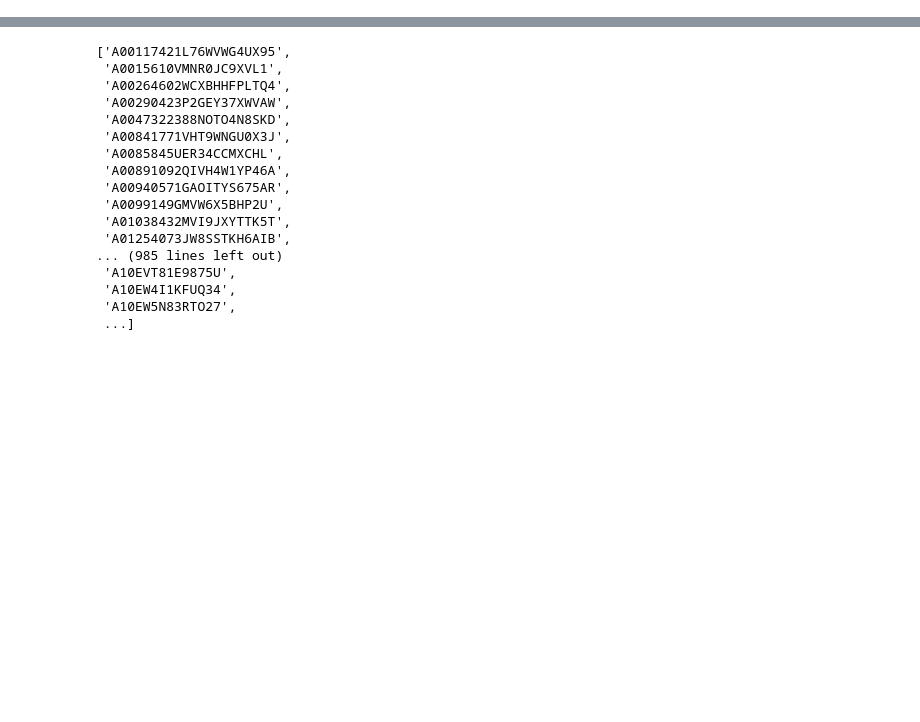
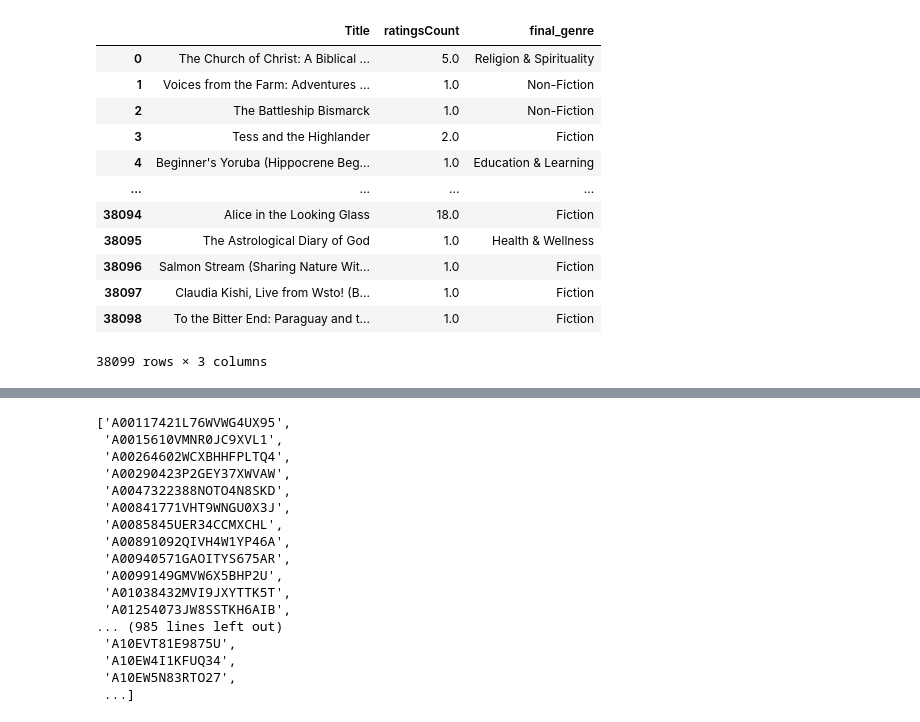
Before and after one commit to jinks145/pj_fireteam-108c, a Jupyter notebook: db.ipynb, the cells around one changed output, grey strips where cells are left out. Saved outputs shown, nothing was run; the diff lists cells and outputs as text; code cells hidden in the pictures; blank space fills up the shorter version.

```diff
--- a/db.ipynb
+++ b/db.ipynb
@@ -6,2 +10,4 @@ engine = sqlalchemy.create_engine('sqlite:///fireteam108c.db')
+# %%
+engine = create_engine(f'mysql+pymysql://{user}:{password}@{host}/{database}')
 # %%
 connection = engine.connect()
@@ -14,2 +14,20 @@ books_rating = pd.read_sql_table('books_rating', connection)
+# %%
+books_data = pd.read_sql_table('books_data_cleaned', con=connection)
+# %%
+books_data
+# %% [output]
+|  | Title | ratingsCount | final_genre |
+| 0 | The Church of Christ: A Biblical ... | 5.0 | Religion & Spirituality |
+| 1 | Voices from the Farm: Adventures ... | 1.0 | Non-Fiction |
+| 2 | The Battleship Bismarck | 1.0 | Non-Fiction |
+| 3 | Tess and the Highlander | 2.0 | Fiction |
+| 4 | Beginner's Yoruba (Hippocrene Beg... | 1.0 | Education & Learning |
+| ... | ... | ... | ... |
+| 38094 | Alice in the Looking Glass | 18.0 | Fiction |
+| 38095 | The Astrological Diary of God | 1.0 | Health & Wellness |
+| 38096 | Salmon Stream (Sharing Nature Wit... | 1.0 | Fiction |
+| 38097 | Claudia Kishi, Live from Wsto! (B... | 1.0 | Fiction |
+| 38098 | To the Bitter End: Paraguay and t... | 1.0 | Fiction |
+38099 rows × 3 columns
 # %%
 display(books_data.head())
```
Also changed, not shown: parts of 22 cells of this notebook.
